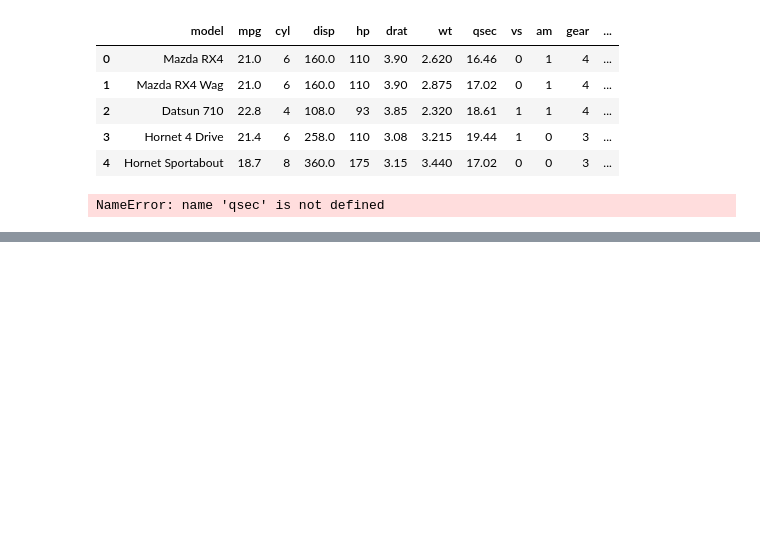
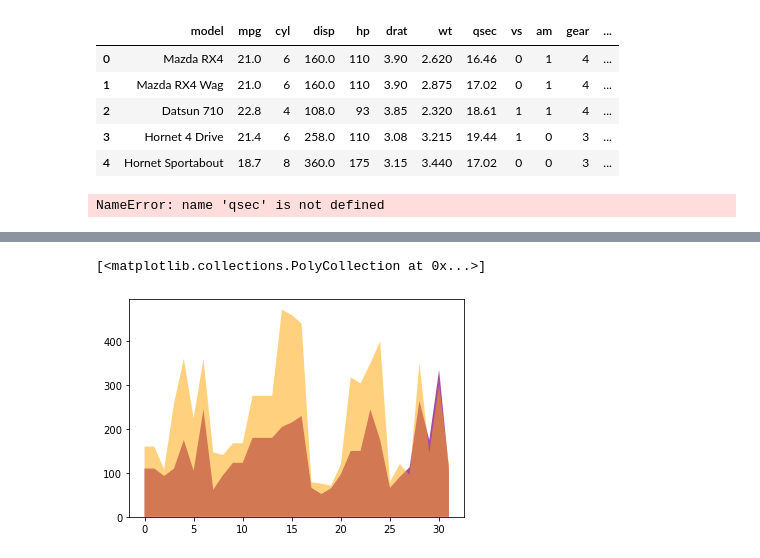
Before and after one commit to ripattna/Project, a Jupyter notebook: Jupyter_Notebook/Pandas/Car Data Analysis.ipynb, the cells around one changed output, grey strips where cells are left out. Cells and saved outputs as stored; diff of their text form; code cells hidden in the pictures; blank space fills up the shorter version.

```diff
--- a/Jupyter_Notebook/Pandas/Car Data Analysis.ipynb
+++ b/Jupyter_Notebook/Pandas/Car Data Analysis.ipynb
@@ -248,0 +675,13 @@ NameError: name 'qsec' is not defined
+# %%
+# import matplotlib
+import matplotlib.pyplot as plt
+%matplotlib inline
+y1 = cars['hp']
+y2 = cars['disp']
+x = range(32)
+# Area plot of "hp" and "disp"
+plt.stackplot(x,y1,colors = 'purple', alpha = 0.7)
+plt.stackplot(x,y2,colors = 'orange', alpha = 0.5)
+# %% [output]
+[<matplotlib.collections.PolyCollection at 0x...>]
+[figure, added]
```
Also changed, not shown: parts of 38 cells of this notebook, 10 other files.
